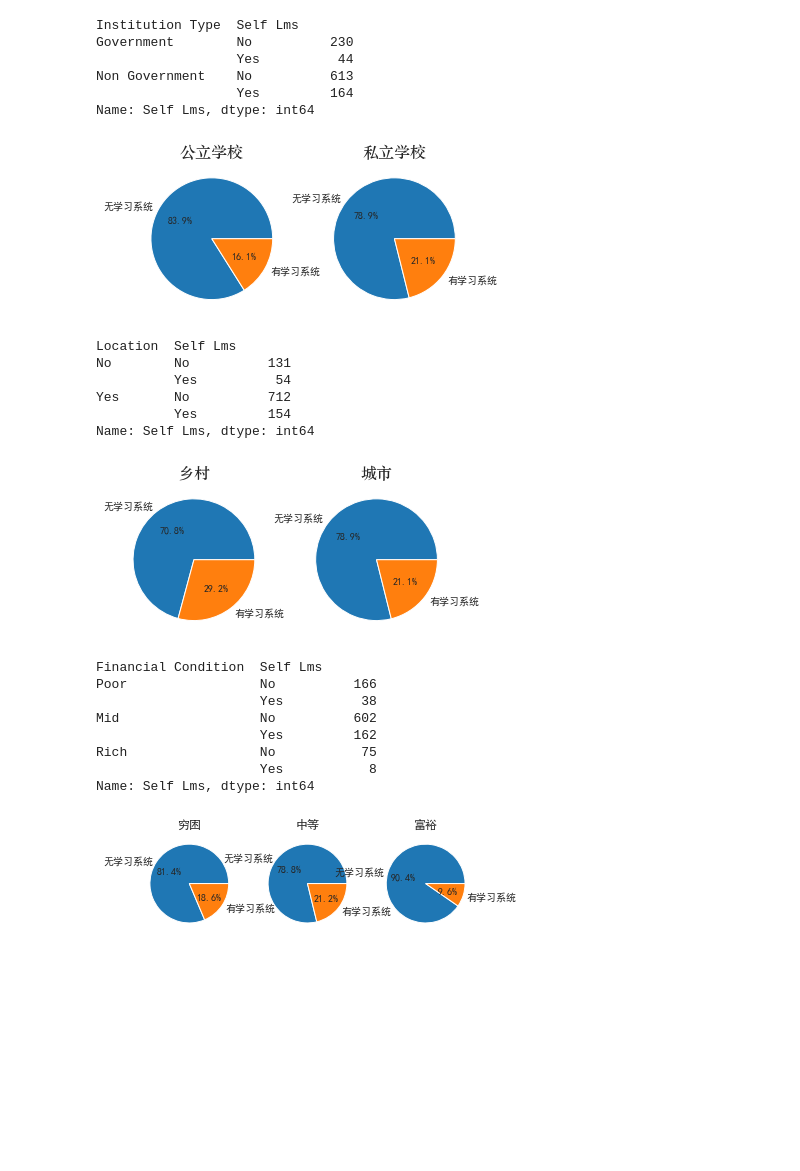
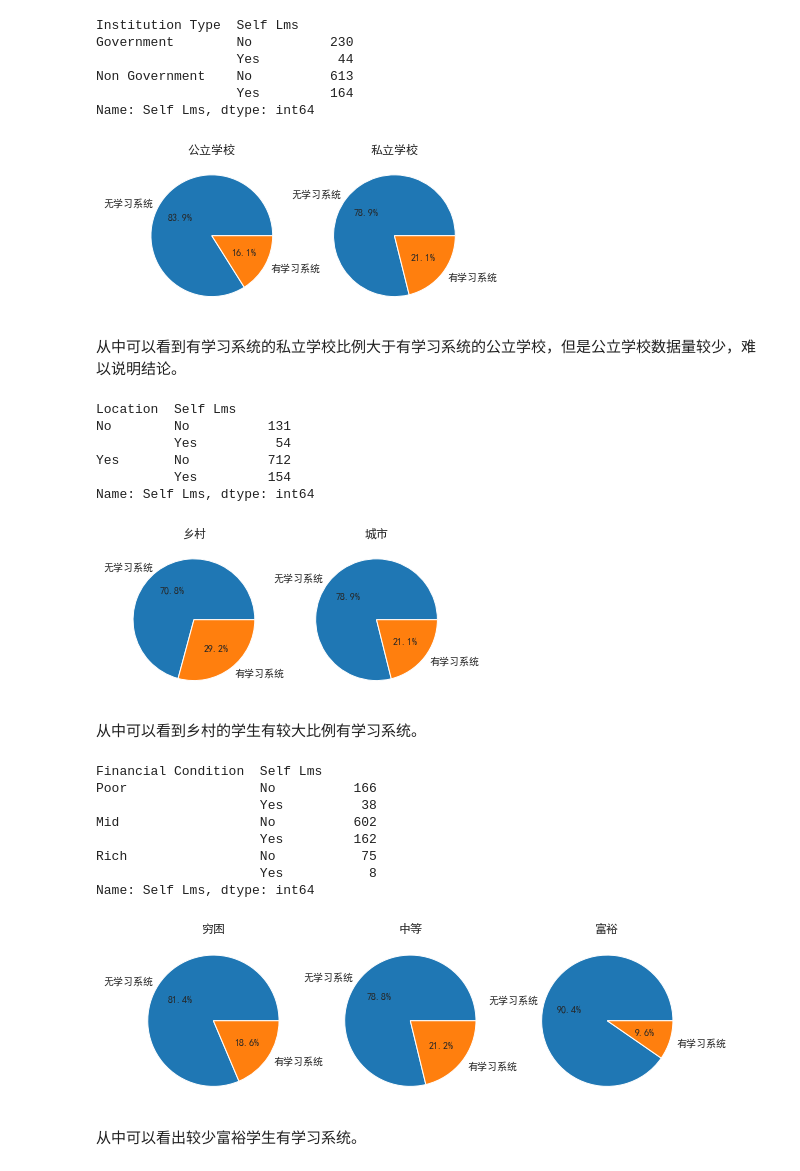
Before and after one commit to TakanashiXny/Introduction-of-DaSE, a Jupyter notebook: final/final_task.ipynb, the cells around one changed output. Saved outputs shown, nothing was run; the diff lists cells and outputs as text; code cells hidden in the pictures; blank space fills up the shorter version.

```diff
--- a/final/final_task.ipynb
+++ b/final/final_task.ipynb
@@ -1328,15 +1406,17 @@ ngov = [Lms_Institution['Non Government']['No'], Lms_Institution['Non Government
 
 plt.subplot(121)
 plt.pie(gov, labels=['无学习系统', '有学习系统'], autopct='%1.1f%%')
-plt.title("公立学校", fontdict=font)
+plt.title("公立学校")
 
 plt.subplot(122)
 plt.pie(ngov, labels=['无学习系统', '有学习系统'], autopct='%1.1f%%')
-plt.title("私立学校", fontdict=font)
+plt.title("私立学校")
 
 plt.show()
 # %% [output]
-[figure, old version]
+[figure, new version]
+# %% [markdown]
+从中可以看到有学习系统的私立学校比例大于有学习系统的公立学校，但是公立学校数据量较少，难以说明结论。
 # %%
 Lms_Location = data.groupby(['Location', 'Self Lms'])['Self Lms'].count()
 Lms_Location
@@ -1353,15 +1433,17 @@ city = [Lms_Location['Yes']['No'], Lms_Location['Yes']['Yes']]
 
 plt.subplot(121)
 plt.pie(rural, labels=['无学习系统', '有学习系统'], autopct='%1.1f%%')
-plt.title("乡村", fontdict=font)
+plt.title("乡村")
 
 plt.subplot(122)
 plt.pie(ngov, labels=['无学习系统', '有学习系统'], autopct='%1.1f%%')
-plt.title("城市", fontdict=font)
+plt.title("城市")
 
 plt.show()
 # %% [output]
-[figure, old version]
+[figure, new version]
+# %% [markdown]
+从中可以看到乡村的学生有较大比例有学习系统。
 # %%
 Lms_Finance = data.groupby(['Financial Condition', 'Self Lms'])['Self Lms'].count()
 Lms_Finance = Lms_Finance.reindex(['Poor', 'Mid', 'Rich'], level='Financial Condition')
@@ -1378,18 +1460,22 @@ Name: Self Lms, dtype: int64
 # %%
 poor = [Lms_Finance['Poor']['No'], Lms_Finance['Poor']['Yes']]
 mid = [Lms_Finance['Mid']['No'], Lms_Finance['Mid']['Yes']]
 rich = [Lms_Finance['Rich']['No'], Lms_Finance['Rich']['Yes']]
+
+plt.figure(figsize=(10, 10))
 plt.subplot(131)
 plt.pie(poor, labels=['无学习系统', '有学习系统'], autopct='%1.1f%%')
 plt.title("穷困")
 
 plt.subplot(132)
 plt.pie(mid, labels=['无学习系统', '有学习系统'], autopct='%1.1f%%')
 plt.title("中等")
 
 plt.subplot(133)
 plt.pie(rich, labels=['无学习系统', '有学习系统'], autopct='%1.1f%%')
 plt.title("富裕")
 plt.show()
 # %% [output]
-[figure, old version]
+[figure, new version]
+# %% [markdown]
+从中可以看出较少富裕学生有学习系统。
```
Also changed, not shown: parts of 37 cells of this notebook.
